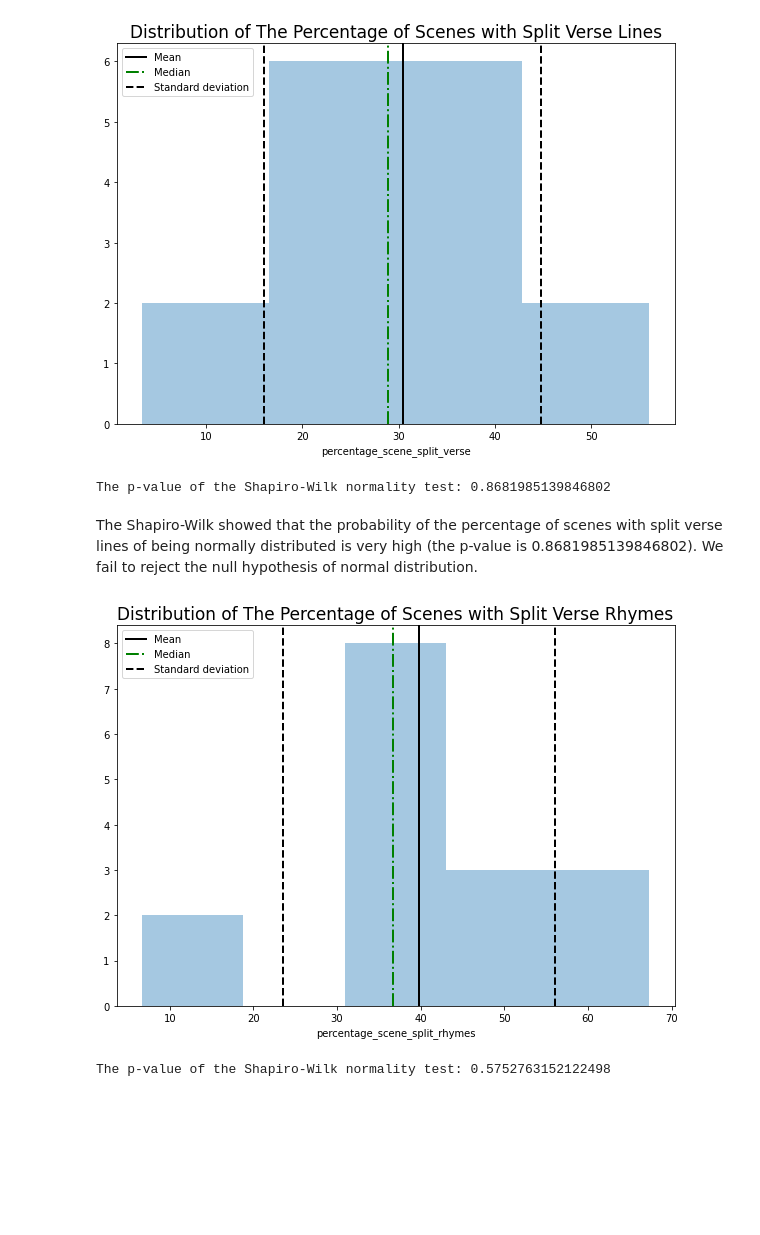
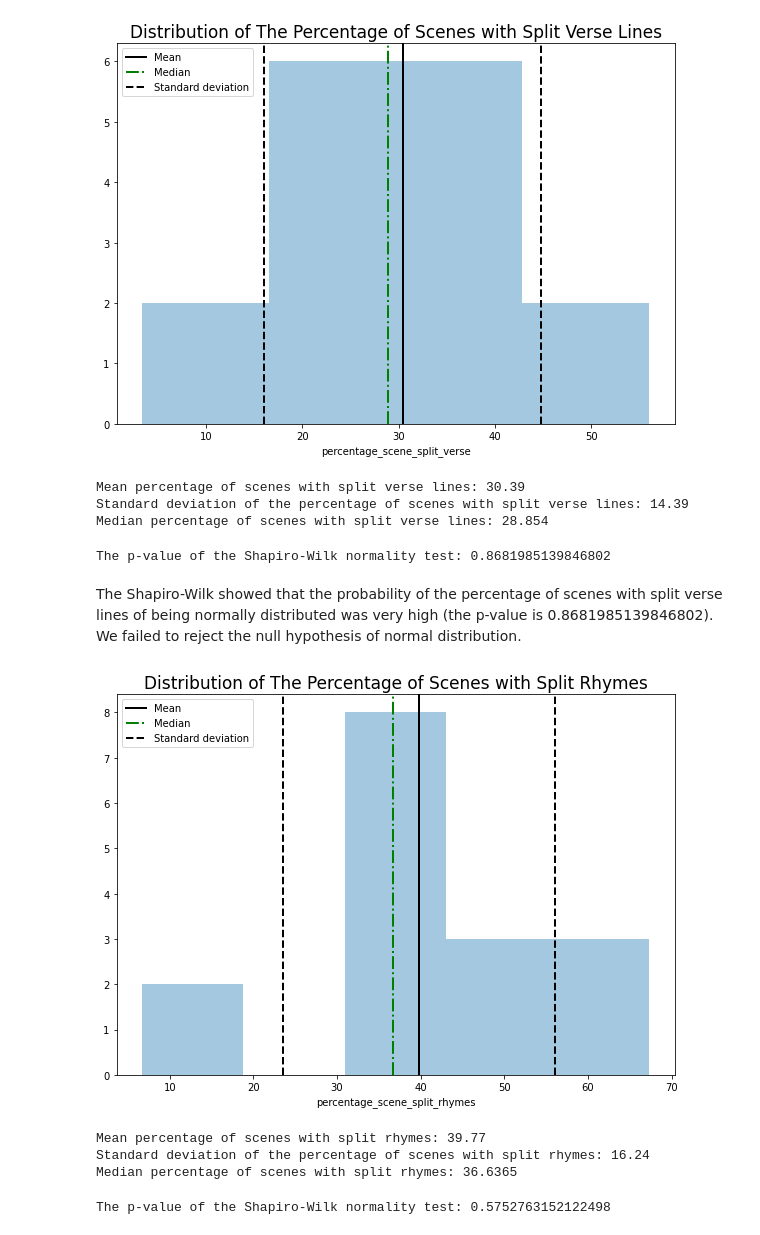
Before and after one commit to innawendell/European_Comedy, a Jupyter notebook: Analyses/The Evolution of The Russian Comedy_Verse_Features.ipynb, the cells around one changed output. Cells and saved outputs as stored; diff of their text form; code cells hidden in the pictures; blank space fills up the shorter version.

```diff
--- a/Analyses/The Evolution of The Russian Comedy_Verse_Features.ipynb
+++ b/Analyses/The Evolution of The Russian Comedy_Verse_Features.ipynb
@@ -204,18 +213,36 @@ make_plot(comedies_verse_features['percentage_scene_split_verse'],
          'Distribution of The Percentage of Scenes with Split Verse Lines')
 # %% [output]
 [figure]
+# %%
+mean, std, median = summary(comedies_verse_features['percentage_scene_split_verse'])
+print('Mean percentage of scenes with split verse lines:', round(mean, 2))
+print('Standard deviation of the percentage of scenes with split verse lines:', round(std, 2))
+print('Median percentage of scenes with split verse lines:', median)
+# %% [output]
+Mean percentage of scenes with split verse lines: 30.39
+Standard deviation of the percentage of scenes with split verse lines: 14.39
+Median percentage of scenes with split verse lines: 28.854
 # %%
 print('The p-value of the Shapiro-Wilk normality test:',
       shapiro(comedies_verse_features['percentage_scene_split_verse'])[1])
 # %% [output]
 The p-value of the Shapiro-Wilk normality test: 0.8681985139846802
 # %% [markdown]
-The Shapiro-Wilk showed that the probability of the percentage of scenes with split verse lines of being normally distributed is very high (the p-value is 0.8681985139846802). We fail to reject the null hypothesis of normal distribution.
+The Shapiro-Wilk showed that the probability of the percentage of scenes with split verse lines of being normally distributed was very high (the p-value is 0.8681985139846802). We failed to reject the null hypothesis of normal distribution.
 # %%
 make_plot(comedies_verse_features['percentage_scene_split_rhymes'],
-       'Distribution of The Percentage of Scenes with Split Verse Rhymes')
+       'Distribution of The Percentage of Scenes with Split Rhymes')
 # %% [output]
-[figure, old version]
+[figure, new version]
+# %%
+mean, std, median = summary(comedies_verse_features['percentage_scene_split_rhymes'])
+print('Mean percentage of scenes with split rhymes:', round(mean, 2))
+print('Standard deviation of the percentage of scenes with split rhymes:', round(std, 2))
+print('Median percentage of scenes with split rhymes:', median)
+# %% [output]
+Mean percentage of scenes with split rhymes: 39.77
+Standard deviation of the percentage of scenes with split rhymes: 16.24
+Median percentage of scenes with split rhymes: 36.6365
 # %%
 print('The p-value of the Shapiro-Wilk normality test:',
       shapiro(comedies_verse_features['percentage_scene_split_rhymes'])[1])
```
Also changed, not shown: parts of 21 cells of this notebook.
